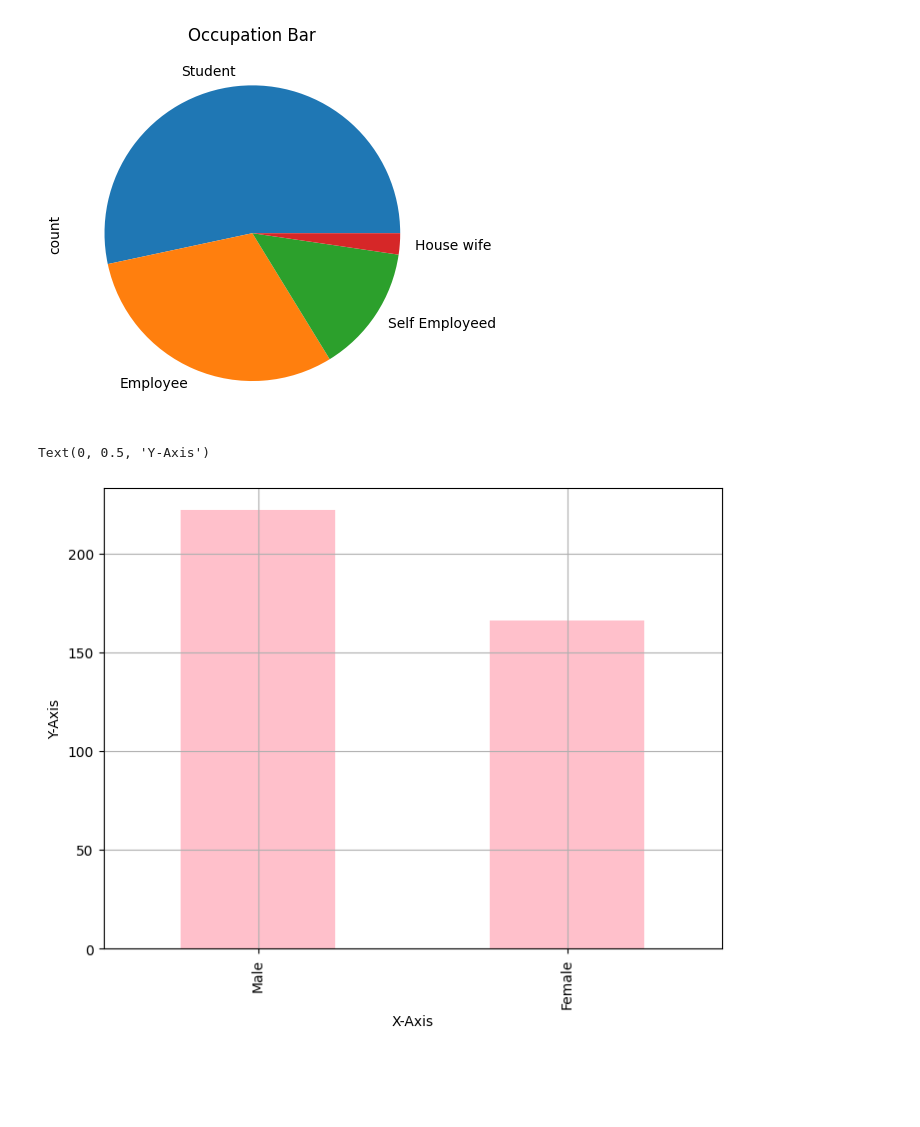
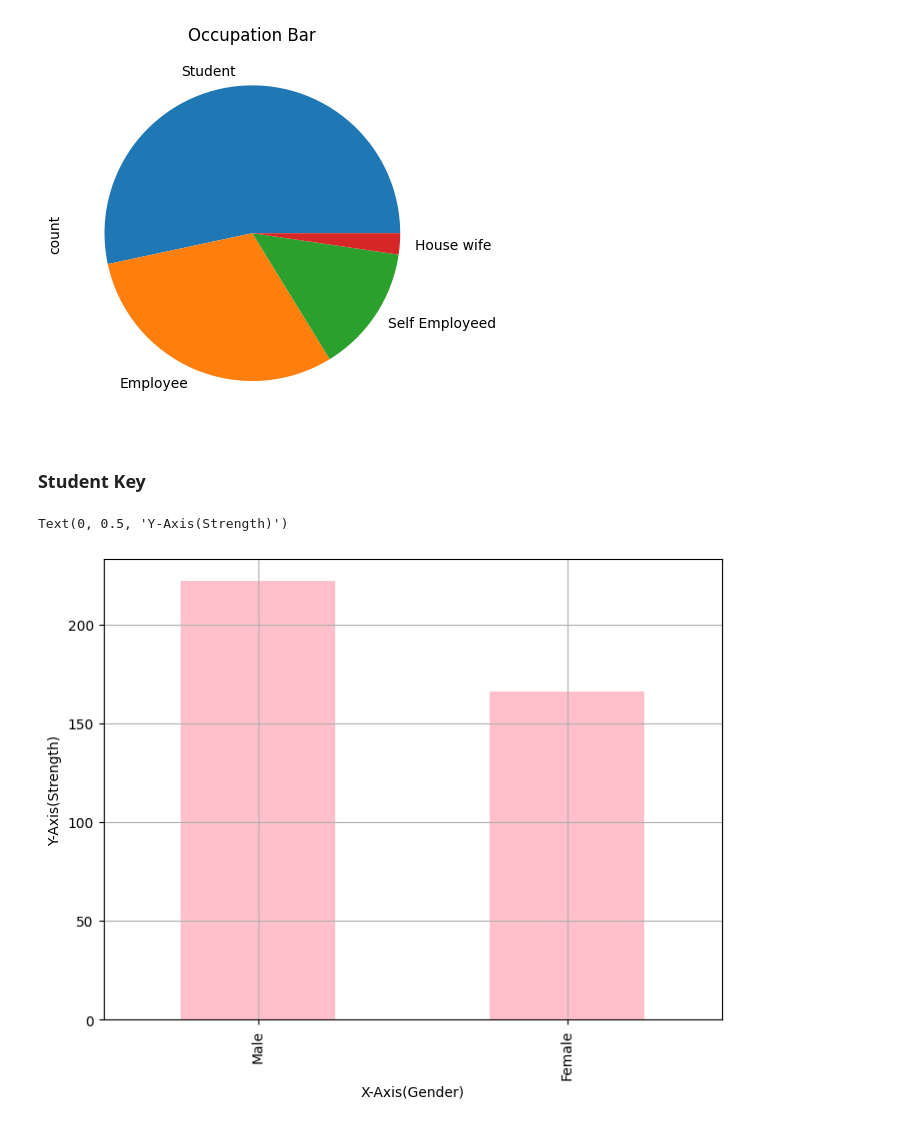
Before and after one commit to ayushsiloiya619/Online-Food-Orders-Analysis, a Jupyter notebook: Online_Food.ipynb, the cells around one changed output. Cells and saved outputs as stored; diff of their text form; code cells hidden in the pictures; blank space fills up the shorter version.

```diff
--- a/Online_Food.ipynb
+++ b/Online_Food.ipynb
@@ -202,14 +202,16 @@ plt.title("Occupation Bar")
 # %% [output]
 Text(0.5, 1.0, 'Occupation Bar')
 [figure]
+# %% [markdown]
+### Student Key
 # %%
 plt.figure(figsize=(8, 6))
 df["Gender"].value_counts().plot(kind="bar",color="pink")
 plt.grid(True)
-plt.xlabel("X-Axis")
-plt.ylabel("Y-Axis")
+plt.xlabel("X-Axis(Gender)")
+plt.ylabel("Y-Axis(Strength)")
 # sns.countplot(data=df, x='Gender')
 # sns.countplot(data=df,color="red",x="Gender")
 # %% [output]
-Text(0, 0.5, 'Y-Axis')
+Text(0, 0.5, 'Y-Axis(Strength)')
-[figure, old version]
+[figure, new version]
```
Also changed, not shown: parts of 4 cells of this notebook.
